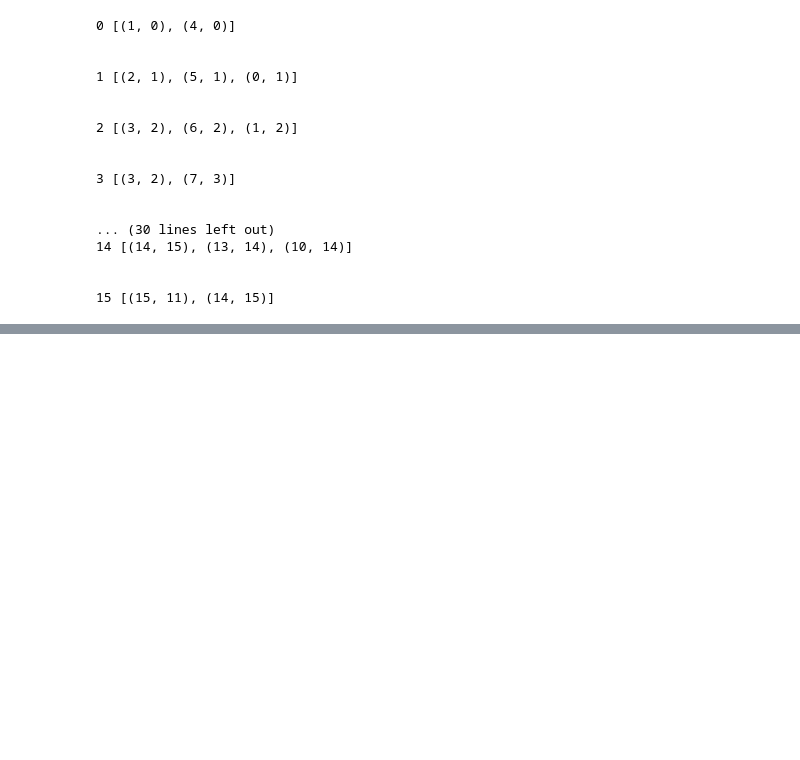
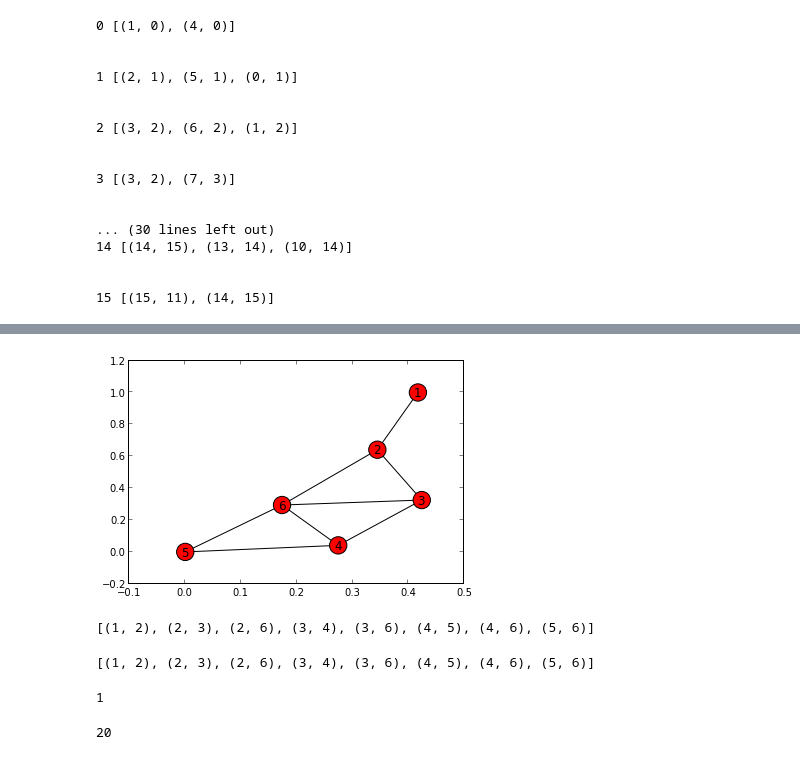
Before and after one commit to pysal/pysal, a Jupyter notebook: pysal/network/network.ipynb, the cells around one changed output, grey strips where cells are left out. Drawn from its saved outputs; the diff is of its cells as text; code cells hidden in the pictures; blank space fills up the shorter version.

```diff
--- a/pysal/network/network.ipynb
+++ b/pysal/network/network.ipynb
@@ -357,0 +375,26 @@ run wed
+# %%
+g = nx.Graph()
+g.add_edge(1,2)
+g.add_edge(2,3)
+g.add_edge(2,6)
+g.add_edge(3,4)
+g.add_edge(3,6)
+g.add_edge(4,5)
+g.add_edge(4,6)
+g.add_edge(5,6)
+# %%
+nx.draw_networkx(g)
+# %% [output]
+[figure, added]
+# %%
+g.edges()
+# %% [output]
+[(1, 2), (2, 3), (2, 6), (3, 4), (3, 6), (4, 5), (4, 6), (5, 6)]
+# %%
+G.edges()
+# %% [output]
+[(1, 2), (2, 3), (2, 6), (3, 4), (3, 6), (4, 5), (4, 6), (5, 6)]
+# %%
+1 << 0
+# %% [output]
+1
@@ -357,0 +404,4 @@ run wed
+# %%
+sum([ 1 << p.index(j) for j in s])
+# %% [output]
+20
```
Also changed, not shown: parts of 99 cells of this notebook, 2 other files.
